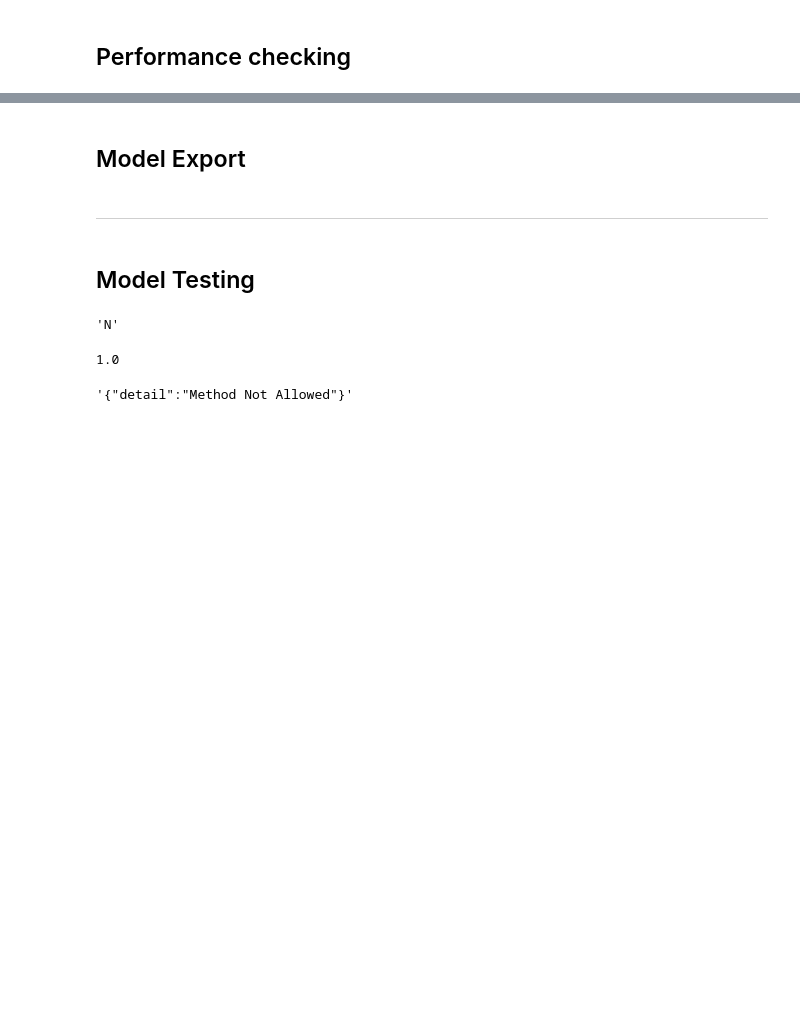
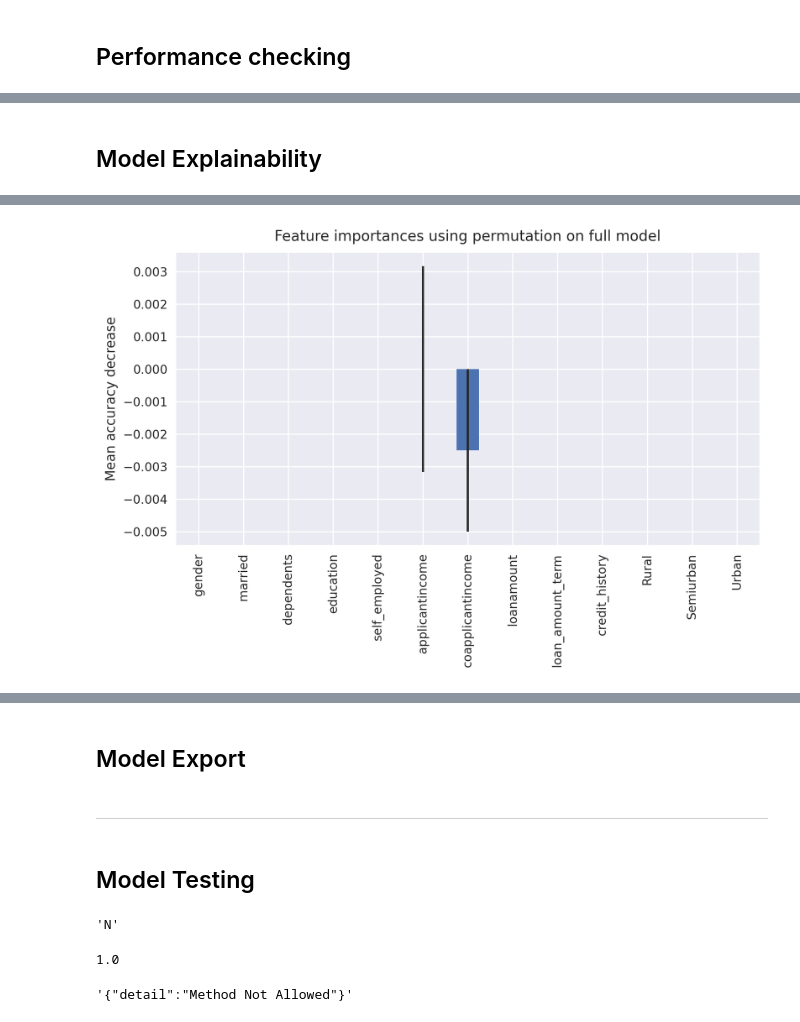
Before and after one commit to adilsmh/bank_loan_eligibility, a Jupyter notebook: notebooks/notebook_bank.ipynb, the cells around one changed output, grey strips where cells are left out. Drawn from its saved outputs; the diff is of its cells as text; code cells hidden in the pictures; blank space fills up the shorter version.

```diff
--- a/notebooks/notebook_bank.ipynb
+++ b/notebooks/notebook_bank.ipynb
@@ -336,0 +720,2 @@ plot_roc(y_test, y_probas)
+# %% [markdown]
+## Model Explainability
@@ -336,0 +727,43 @@ plot_roc(y_test, y_probas)
+# %%
+X_train_std_sm = logistic_pipeline["datafeed"].fit_transform(X_train_sm)
+X_test_std_sm = logistic_pipeline["datafeed"].fit_transform(X_test_sm)
+
+clf = LogisticRegression(n_jobs=-1)
+clf.fit(X_train_std_sm, y_train_sm)
+
+y_pred = clf.predict(X_test_std_sm)[0]
+predicted_class_idx = list(clf.classes_).index(y_pred)
+
+# Define object that can calculate shap values
+explainer = shap.KernelExplainer(clf, X_train_std_sm)
+
+# Standard scale features test set
+# observations = StandardScaler().transform(X_test_sm)
+
+# Calculate Shap values
+shap_values = explainer.shap_values(X_test_std_sm)
+
+# load JS lib in notebook
+shap.initjs()
+shap.force_plot(explainer.expected_value[predicted_class_idx], shap_values[predicted_class_idx], feature_names=X.columns)
+# %%
+start_time = time.time()
+result = permutation_importance(
+    logistic_pipeline["classifier"], X_test_sm, y_test_sm, n_repeats=10, random_state=0, n_jobs=-1
+)
+elapsed_time = time.time() - start_time
+print(f"Elapsed time to compute the importances: {elapsed_time:.3f} seconds")
+
+forest_importances = pd.Series(result.importances_mean, index=X_test.columns)
+
+fig, ax = plt.subplots()
+
+forest_importances.plot.bar(yerr=result.importances_std, ax=ax)
+ax.set_title("Feature importances using permutation on full model")
+
+ax.set_ylabel("Mean accuracy decrease")
+# ax.set_xlabel(fontsize=22)
+
+fig.tight_layout()
+plt.show()
+# %% [output]
@@ -336,0 +771 @@ plot_roc(y_test, y_probas)
+[figure, added]
```
Also changed, not shown: parts of 52 cells of this notebook, 3 other files.
